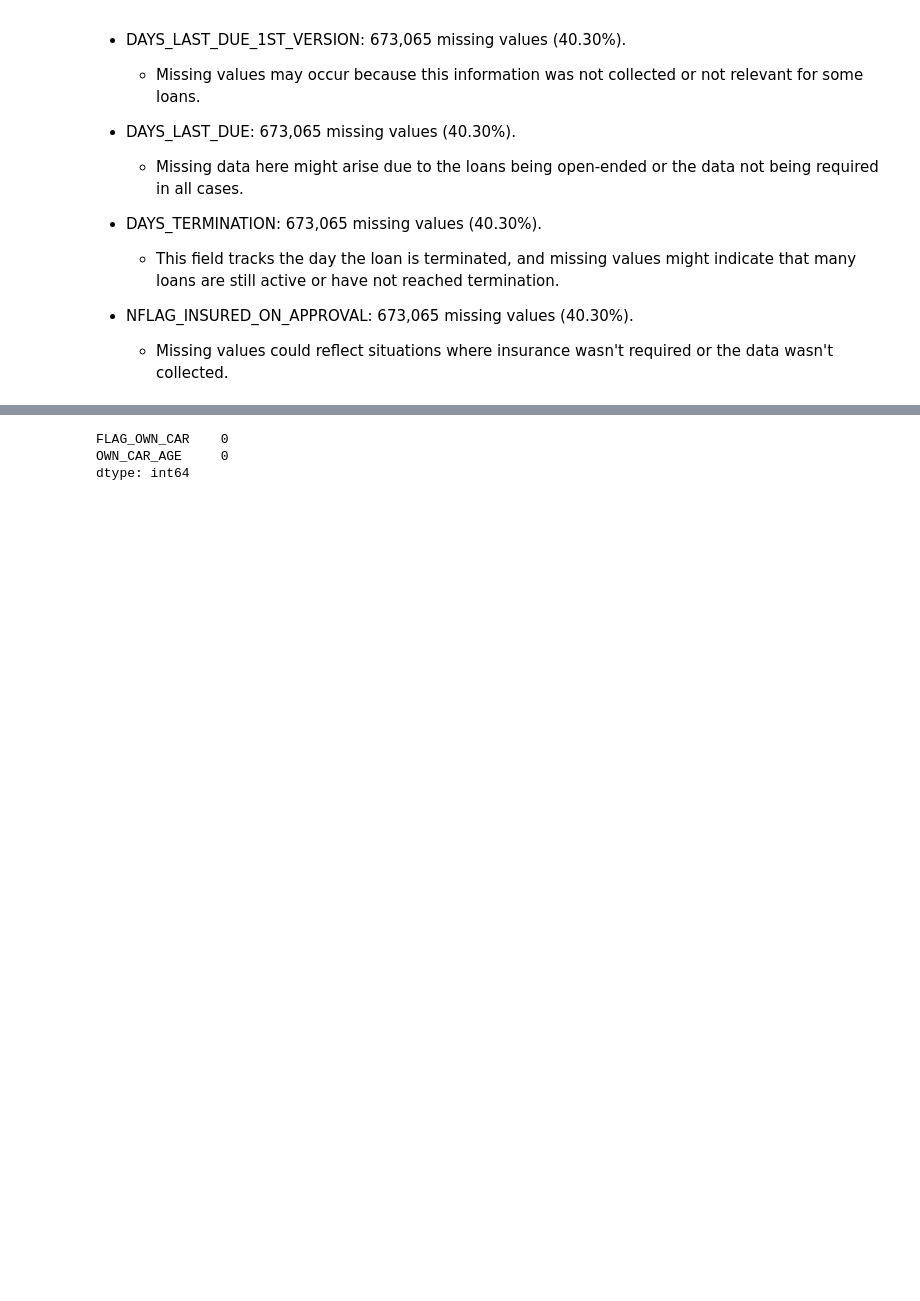
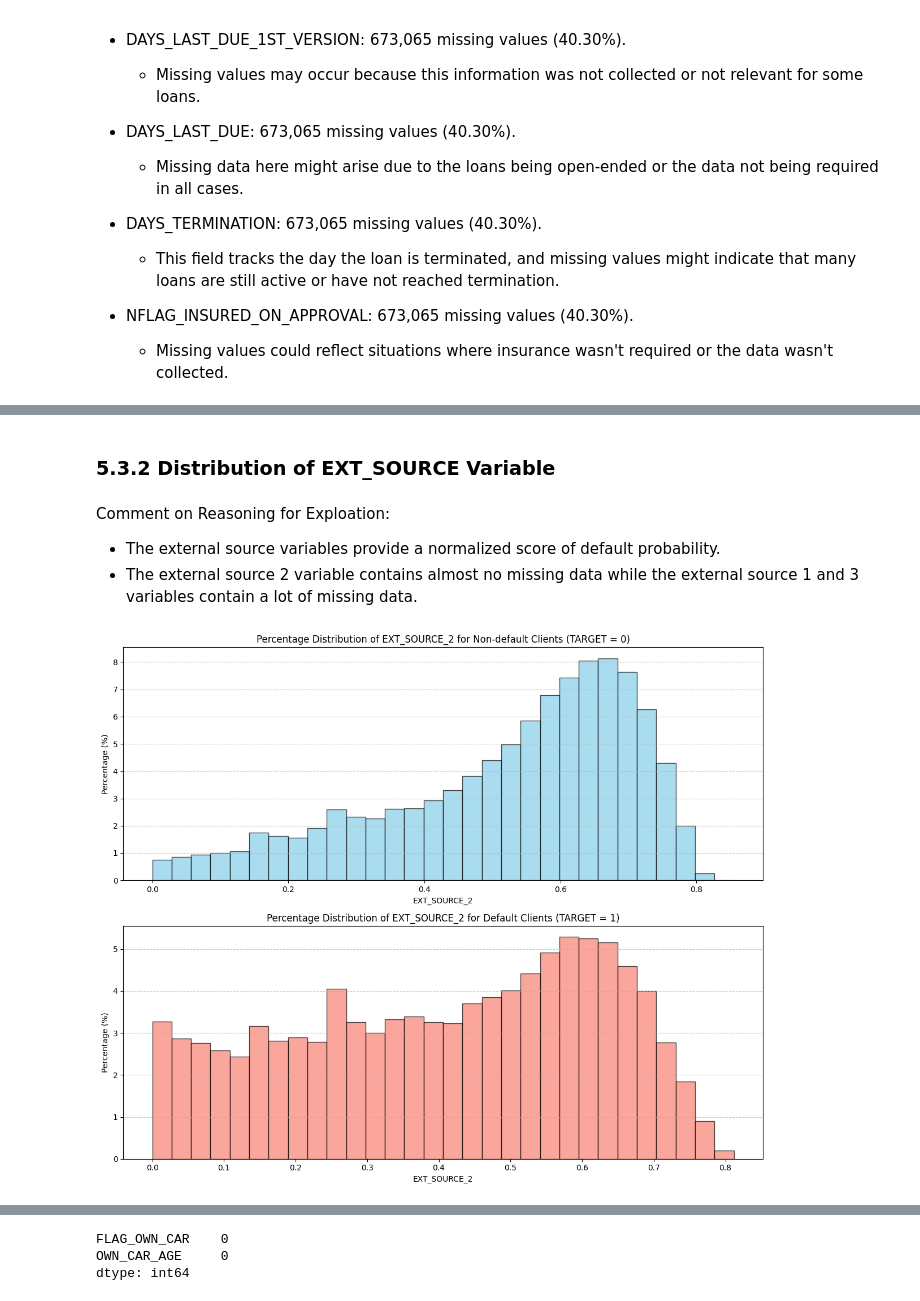
Before and after one commit to mattjohnescu/Practice-Capstone-Project, a Jupyter notebook: EDA Notebook.ipynb, the cells around one changed output, grey strips where cells are left out. Drawn from its saved outputs; the diff is of its cells as text; code cells hidden in the pictures; blank space fills up the shorter version.

```diff
--- a/EDA Notebook.ipynb
+++ b/EDA Notebook.ipynb
@@ -1143,0 +1259,45 @@ Notes on Missing Data:
+# %% [markdown]
+### 5.3.2 Distribution of EXT_SOURCE Variable
+# %% [markdown]
+Comment on Reasoning for Exploation:
+- The external source variables provide a normalized score of default probability.
+- The external source 2 variable contains almost no missing data while the external source 1 and 3 variables contain a lot of missing data.
+# %%
+import numpy as np
+import pandas as pd
+import matplotlib.pyplot as plt
+# Variable: EXT_SOURCE_2 by percentage
+plt.figure(figsize=(12, 10))
+
+# Extract data for non-default (TARGET = 0) and default (TARGET = 1) clients
+ext_source_2_target_0 = application_train_df[application_train_df['TARGET'] == 0]['EXT_SOURCE_2']
+ext_source_2_target_1 = application_train_df[application_train_df['TARGET'] == 1]['EXT_SOURCE_2']
+
+# Calculate histogram counts and convert them to percentage for non-default clients (TARGET = 0)
+ext_source_2_target_0_counts, bins_0 = np.histogram(ext_source_2_target_0.dropna(), bins=30)
+ext_source_2_target_0_percent = (ext_source_2_target_0_counts / len(ext_source_2_target_0.dropna())) * 100
+
+# Calculate histogram counts and convert them to percentage for default clients (TARGET = 1)
+ext_source_2_target_1_counts, bins_1 = np.histogram(ext_source_2_target_1.dropna(), bins=30)
+ext_source_2_target_1_percent = (ext_source_2_target_1_counts / len(ext_source_2_target_1.dropna())) * 100
+
+# Subplot for TARGET = 0 (Non-default clients)
+plt.subplot(2, 1, 1)
+plt.bar(bins_0[:-1], ext_source_2_target_0_percent, width=np.diff(bins_0), color='skyblue', edgecolor='black', alpha=0.7, align='edge')
+plt.title('Percentage Distribution of EXT_SOURCE_2 for Non-default Clients (TARGET = 0)')
+plt.xlabel('EXT_SOURCE_2')
+plt.ylabel('Percentage (%)')
+plt.grid(axis='y', linestyle='--', alpha=0.7)
+
+# Subplot for TARGET = 1 (Default clients)
+plt.subplot(2, 1, 2)
+plt.bar(bins_1[:-1], ext_source_2_target_1_percent, width=np.diff(bins_1), color='salmon', edgecolor='black', alpha=0.7, align='edge')
+plt.title('Percentage Distribution of EXT_SOURCE_2 for Default Clients (TARGET = 1)')
+plt.xlabel('EXT_SOURCE_2')
+plt.ylabel('Percentage (%)')
+plt.grid(axis='y', linestyle='--', alpha=0.7)
+
+plt.tight_layout()
+plt.show()
+# %% [output]
+[figure, added]
```
Also changed, not shown: parts of 33 cells of this notebook.
